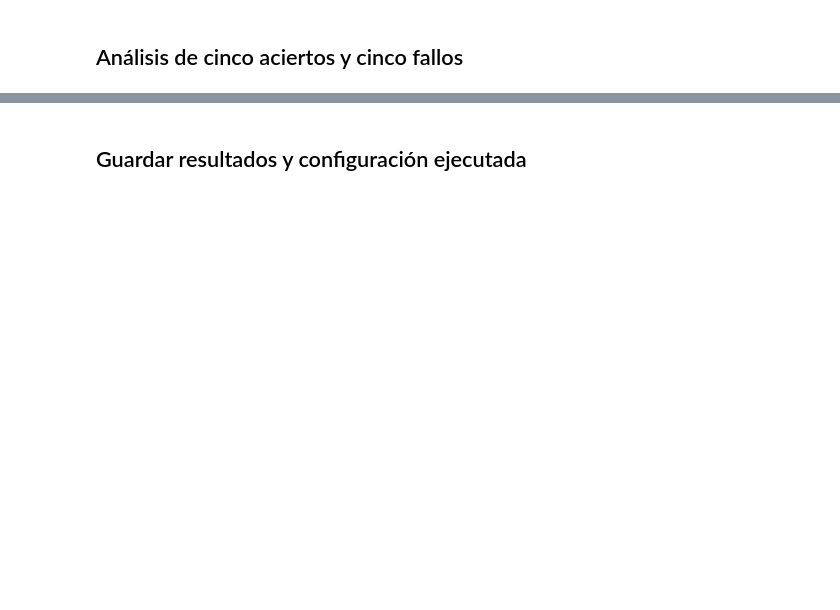
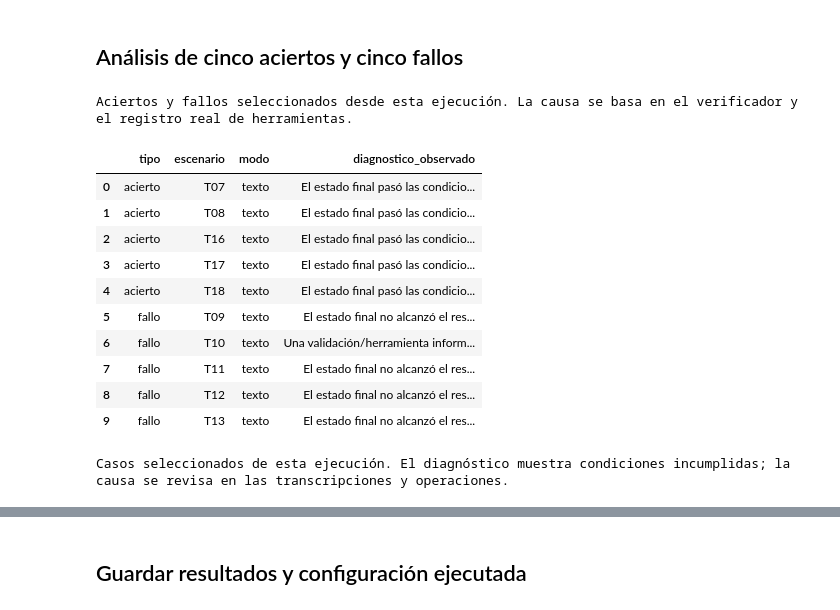
Before and after one commit to Codenid/asistente-compras-por-voz, a Jupyter notebook: notebooks/07_pruebas_y_resultados.ipynb, the cells around one changed output, grey strips where cells are left out. Saved outputs shown, nothing was run; the diff lists cells and outputs as text; code cells hidden in the pictures; blank space fills up the shorter version.

```diff
--- a/notebooks/07_pruebas_y_resultados.ipynb
+++ b/notebooks/07_pruebas_y_resultados.ipynb
@@ -216,5 +468,23 @@ display(TTS_METRICAS)
 # %%
 ANALISIS = tabla_aciertos_fallos(TODOS, limite=5)
 print("Aciertos y fallos seleccionados desde esta ejecución. La causa se basa en el verificador y el registro real de herramientas.")
 display(ANALISIS[["tipo", "escenario", "modo", "diagnostico_observado"]])
-print("Evidencia detallada disponible en la columna evidencia y en los registros JSON por escenario.")
+print(
+    "Casos seleccionados de esta ejecución. "
+    "El diagnóstico muestra condiciones incumplidas; "
+    "la causa se revisa en las transcripciones y operaciones."
+)
+# %% [output]
+Aciertos y fallos seleccionados desde esta ejecución. La causa se basa en el verificador y el registro real de herramientas.
+|  | tipo | escenario | modo | diagnostico_observado |
+| 0 | acierto | T07 | texto | El estado final pasó las condicio... |
+| 1 | acierto | T08 | texto | El estado final pasó las condicio... |
+| 2 | acierto | T16 | texto | El estado final pasó las condicio... |
+| 3 | acierto | T17 | texto | El estado final pasó las condicio... |
+| 4 | acierto | T18 | texto | El estado final pasó las condicio... |
+| 5 | fallo | T09 | texto | El estado final no alcanzó el res... |
+| 6 | fallo | T10 | texto | Una validación/herramienta inform... |
+| 7 | fallo | T11 | texto | El estado final no alcanzó el res... |
+| 8 | fallo | T12 | texto | El estado final no alcanzó el res... |
+| 9 | fallo | T13 | texto | El estado final no alcanzó el res... |
+Casos seleccionados de esta ejecución. El diagnóstico muestra condiciones incumplidas; la causa se revisa en las transcripciones y operaciones.
```
Also changed, not shown: parts of 15 cells of this notebook, 6 other files.
